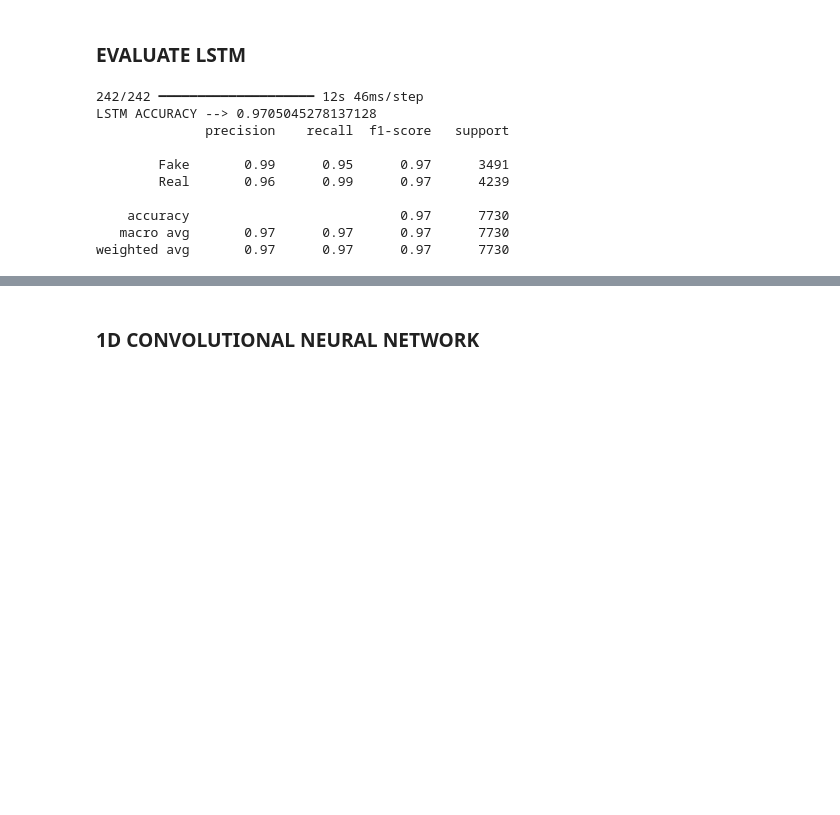
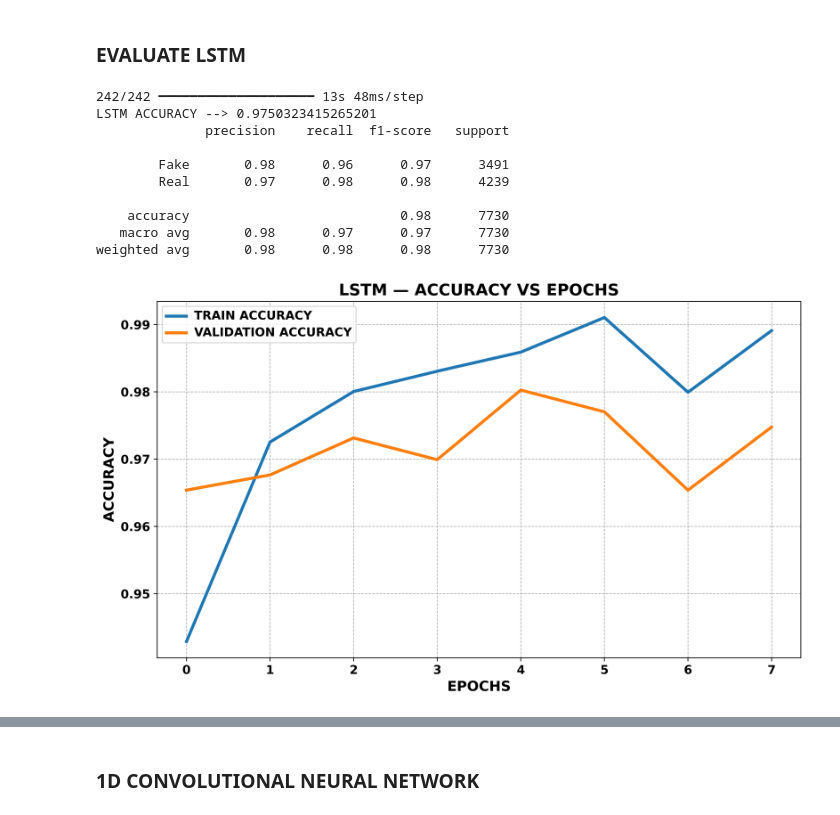
Before and after one commit to DaRkSouL36/FAKE-NEWS-DETECTION, a Jupyter notebook: NOTEBOOKS/Main[4].ipynb, the cells around one changed output, grey strips where cells are left out. Drawn from its saved outputs; the diff is of its cells as text; code cells hidden in the pictures; blank space fills up the shorter version.

Commit message:
PLOTTED TRAIN V/S VALIDATION PLOTS AND CONFUSION MATRIX.

```diff
--- a/NOTEBOOKS/Main[4].ipynb
+++ b/NOTEBOOKS/Main[4].ipynb
@@ -263,6 +262,6 @@ model_lstm = Sequential([
 model_lstm.compile(loss='binary_crossentropy', optimizer='adam', metrics=['accuracy'])
 
 # TRAIN
-model_lstm.fit(X_train, y_train, validation_split=0.1, epochs=15, batch_size=128, callbacks=[EarlyStopping(patience=3)])
+history = model_lstm.fit(X_train, y_train, validation_split=0.1, epochs=15, batch_size=128, callbacks=[EarlyStopping(patience=3)])
 # %% [output]
 Epoch 1/15
@@ -289,13 +289,53 @@ y_pred_lstm = (y_pred_lstm > 0.5).astype(int)
 print("LSTM ACCURACY -->", accuracy_score(y_test, y_pred_lstm))
 print(classification_report(y_test, y_pred_lstm, target_names=["Fake", "Real"]))
 # %% [output]
-242/242 ━━━━━━━━━━━━━━━━━━━━ 12s 46ms/step
-LSTM ACCURACY --> 0.9705045278137128
+242/242 ━━━━━━━━━━━━━━━━━━━━ 13s 48ms/step
+LSTM ACCURACY --> 0.9750323415265201
               precision    recall  f1-score   support
 
-        Fake       0.99      0.95      0.97      3491
-        Real       0.96      0.99      0.97      4239
+        Fake       0.98      0.96      0.97      3491
+        Real       0.97      0.98      0.98      4239
 
-    accuracy                           0.97      7730
-   macro avg       0.97      0.97      0.97      7730
-weighted avg       0.97      0.97      0.97      7730
+    accuracy                           0.98      7730
+   macro avg       0.98      0.97      0.97      7730
+weighted avg       0.98      0.98      0.98      7730
+# %%
+# FUNCTION TO PLOT ACCURACY
+def plot_accuracy(history, title="Model Accuracy"):
+    # CREATE A HIGH-RESOLUTION FIGURE
+    plt.figure(figsize=(10, 6), dpi=500)
+
+    # PLOT TRAINING AND VALIDATION ACCURACY WITH THICK LINES
+    plt.plot(history.history['accuracy'], label='TRAIN ACCURACY', linewidth=3)
+    plt.plot(history.history['val_accuracy'], label='VALIDATION ACCURACY', linewidth=3)
+
+    # SET PLOT TITLE IN UPPERCASE AND BOLD
+    plt.title(f"{title.upper()} — ACCURACY VS EPOCHS", fontsize=16, fontweight='bold')
+
+    # SET X AND Y AXIS LABELS TO UPPERCASE AND BOLD
+    plt.xlabel("EPOCHS", fontsize=14, fontweight='bold')
+    plt.ylabel("ACCURACY", fontsize=14, fontweight='bold')
+
+    # MAKE TICK LABELS BOLD AND INCREASE FONT SIZE
+    plt.xticks(fontsize=12, fontweight='bold')
+    plt.yticks(fontsize=12, fontweight='bold')
+
+    # CUSTOMIZE LEGEND TEXT TO BE BOLD AND UPPERCASE
+    legend = plt.legend()
+    for text in legend.get_texts():
+        text.set_fontsize(12)
+        text.set_fontweight('bold')
+
+    # ENABLE GRID WITH DASHED LINES
+    plt.grid(True, linestyle='--', linewidth=0.7)
+
+    # ENSURE LAYOUT IS TIGHT AND CLEAN
+    plt.tight_layout()
+
+    # DISPLAY THE PLOT
+    plt.show()
+
+# CALL THE FUNCTION TO SHOW THE PLOT
+plot_accuracy(history, title="LSTM")
+# %% [output]
+[figure, added]
```
Also changed, not shown: parts of 11 cells of this notebook.
